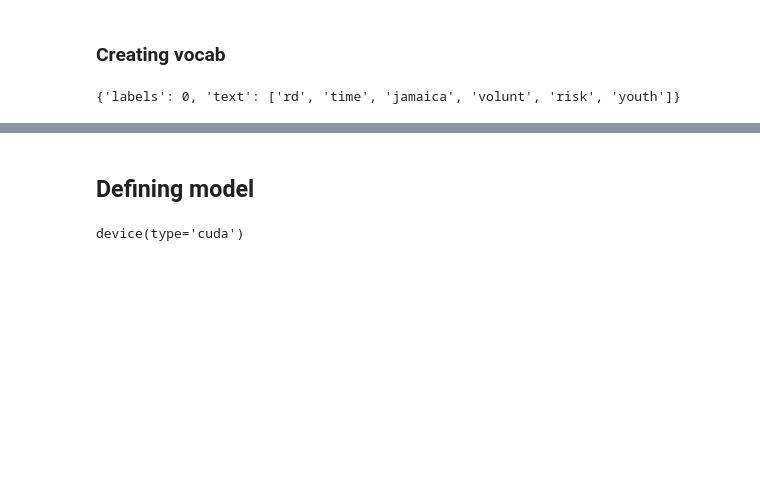
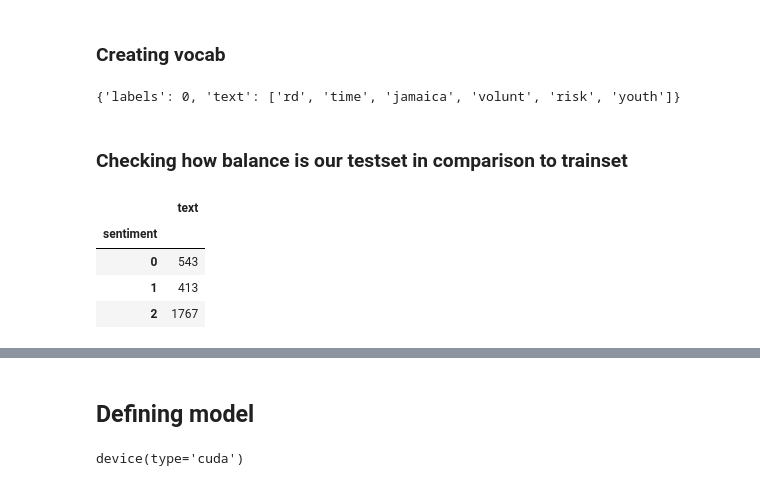
Before and after one commit to alimoezzi/deepLearningRecipes, a Jupyter notebook: pytorch_twitter_sentiment_analysis.ipynb, the cells around one changed output, grey strips where cells are left out. Drawn from its saved outputs; the diff is of its cells as text; code cells hidden in the pictures; blank space fills up the shorter version.

Commit message:
checking how balance is the testset

```diff
--- a/pytorch_twitter_sentiment_analysis.ipynb
+++ b/pytorch_twitter_sentiment_analysis.ipynb
@@ -308,3 +308,13 @@ train_ds, test_ds = DataFrameDataset.splits(
 vars(test_ds[0])
 # %% [output]
 {'labels': 0, 'text': ['rd', 'time', 'jamaica', 'volunt', 'risk', 'youth']}
+# %% [markdown]
+### Checking how balance is our testset in comparison to trainset
+# %%
+test_df.groupby('sentiment').count()
+# %% [output]
+|  | text |
+| sentiment |  |
+| 0 | 543 |
+| 1 | 413 |
+| 2 | 1767 |
```
Also changed, not shown: parts of 1 cell of this notebook.
